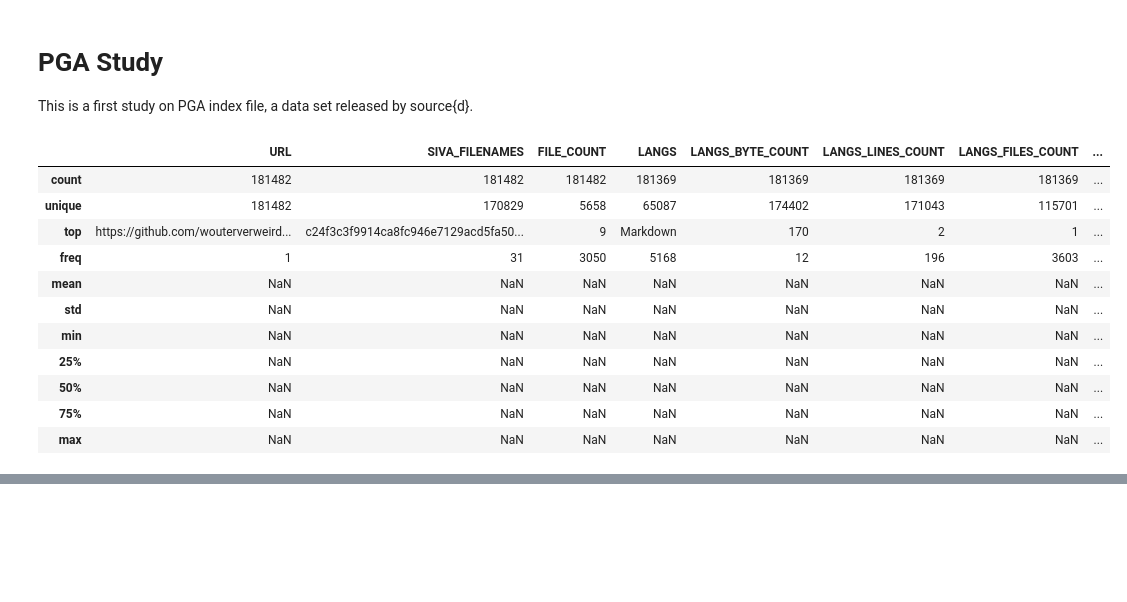
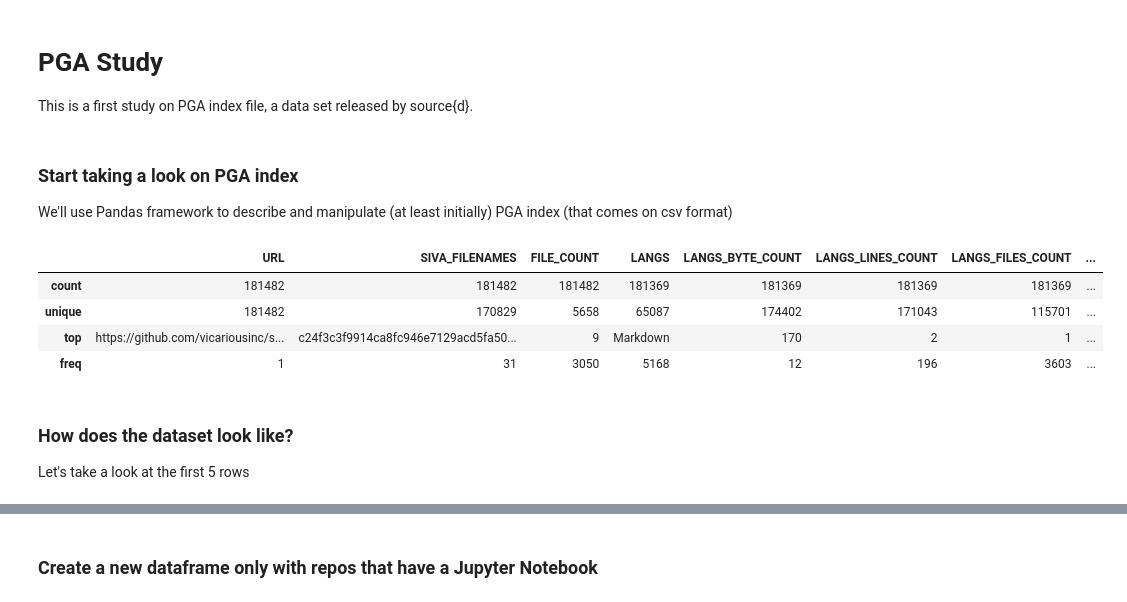
Before and after one commit to gomesfernanda/PGA_study, a Jupyter notebook: PGA_study.ipynb, the cells around one changed output, grey strips where cells are left out. Drawn from its saved outputs; the diff is of its cells as text; code cells hidden in the pictures; blank space fills up the shorter version.

Commit message:
start studying Jupyter stats

```diff
--- a/PGA_study.ipynb
+++ b/PGA_study.ipynb
@@ -10,20 +15,21 @@ import pandas as pd
 
 df = pd.read_csv('pga_index.csv', low_memory=False)
+# %% [markdown]
+### Start taking a look on PGA index
+
+We'll use Pandas framework to describe and manipulate (at least initially) PGA index (that comes on csv format)
 # %%
-df.describe(include = 'all')
+df.describe(include=['O'])
 # %% [output]
 |  | URL | SIVA_FILENAMES | FILE_COUNT | LANGS | LANGS_BYTE_COUNT | LANGS_LINES_COUNT | LANGS_FILES_COUNT | ... |
 | count | 181482 | 181482 | 181482 | 181369 | 181369 | 181369 | 181369 | ... |
 | unique | 181482 | 170829 | 5658 | 65087 | 174402 | 171043 | 115701 | ... |
-| top | https://github.com/wouterverweird... | c24f3c3f9914ca8fc946e7129acd5fa50... | 9 | Markdown | 170 | 2 | 1 | ... |
+| top | https://github.com/vicariousinc/s... | c24f3c3f9914ca8fc946e7129acd5fa50... | 9 | Markdown | 170 | 2 | 1 | ... |
 | freq | 1 | 31 | 3050 | 5168 | 12 | 196 | 3603 | ... |
-| mean | NaN | NaN | NaN | NaN | NaN | NaN | NaN | ... |
-| std | NaN | NaN | NaN | NaN | NaN | NaN | NaN | ... |
-| min | NaN | NaN | NaN | NaN | NaN | NaN | NaN | ... |
-| 25% | NaN | NaN | NaN | NaN | NaN | NaN | NaN | ... |
-| 50% | NaN | NaN | NaN | NaN | NaN | NaN | NaN | ... |
-| 75% | NaN | NaN | NaN | NaN | NaN | NaN | NaN | ... |
-| max | NaN | NaN | NaN | NaN | NaN | NaN | NaN | ... |
+# %% [markdown]
+### How does the dataset look like?
+
+Let's take a look at the first 5 rows
 # %%
 df.head()
 # %% [output]
@@ -33,4 +39,6 @@ df.head()
 | 2 | https://github.com/adammark/Marku... | 00e71912d4ec215337d5d959a34ab0ce4... | 22 | CSS,HTML,JSON,JavaScript,Markdown... | 6537,11414,678,182203,30807,91 | 83,492,30,5600,1204,5 | 1,2,1,13,1,1 | ... |
 | 3 | https://github.com/heroku/heroku-... | eb7aa1e50236c65bf44529ebb9a75fae6... | 33 | JSON,Markdown,Ruby,Scala,Shell,Te... | 585,5528,6850,494,69595,1070,711 | 23,160,229,22,2425,10,32 | 1,2,5,2,18,1,2 | ... |
 | 4 | https://github.com/brandonwambold... | 993cc5b5ca2603f06a82555df151fbb39... | 12 | JSON,Markdown,PHP,XML,YAML | 723,13409,157618,714,342 | 25,337,3986,26,23 | 1,5,3,1,1 | ... |
+# %% [markdown]
+### Create a new dataframe only with repos that have a Jupyter Notebook
 # %%
```
Also changed, not shown: parts of 15 cells of this notebook.
